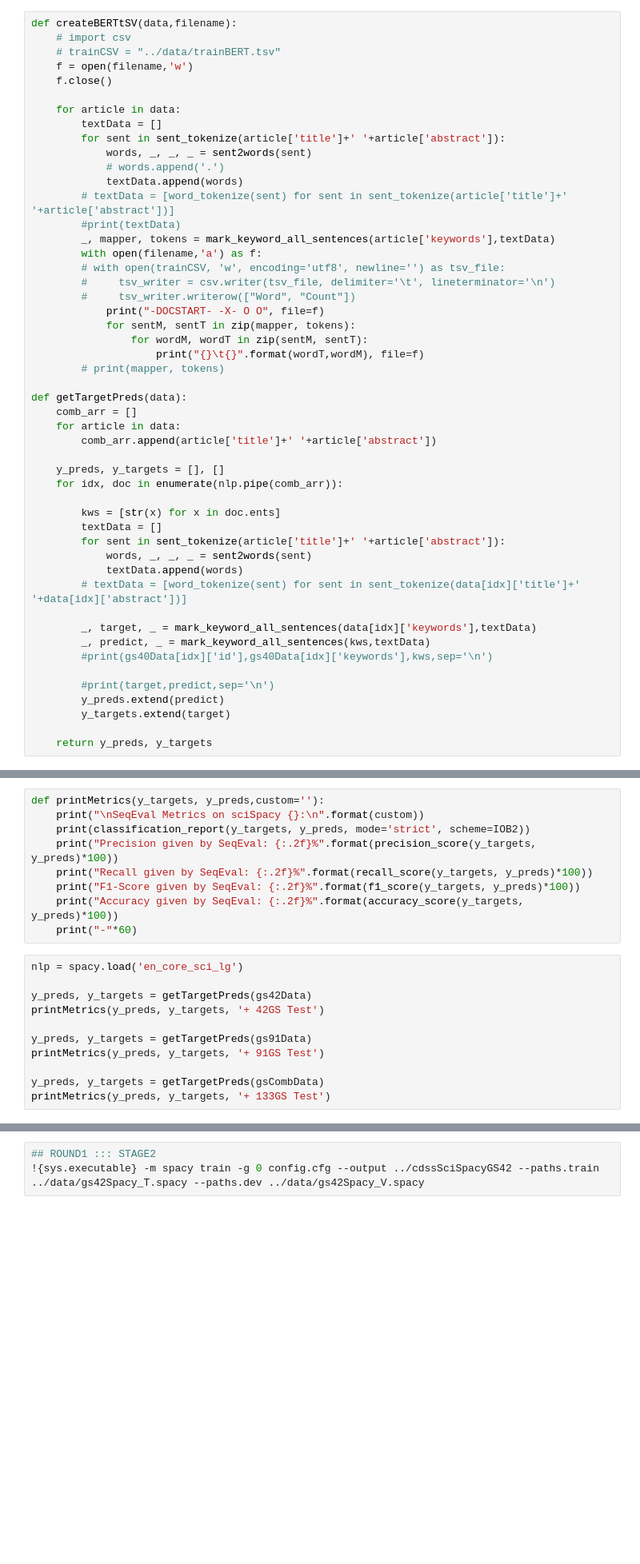
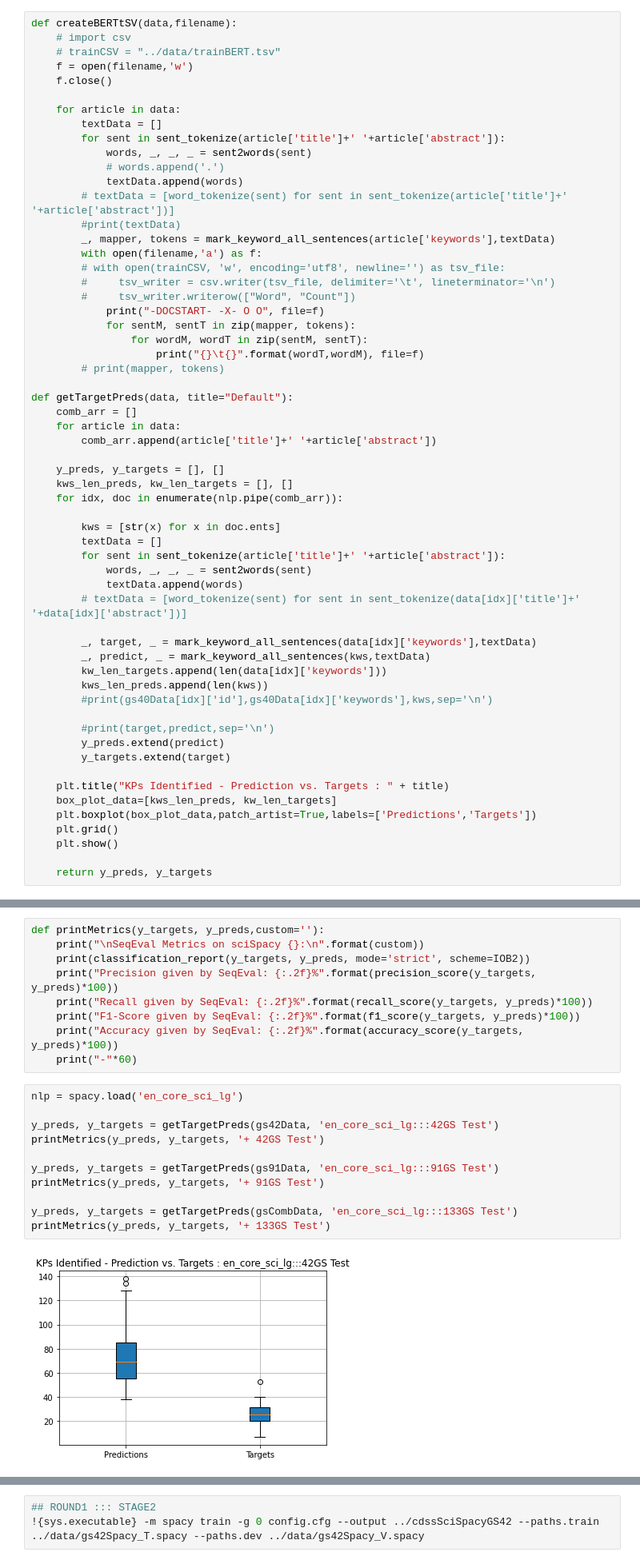
Before and after one commit to CDSS4PCP/NLP_KPIdentify, a Jupyter notebook: keywordExtraction/cdssSpacyExp.ipynb, the cells around one changed output, grey strips where cells are left out. Shown: that part at 80% size. Saved outputs shown, nothing was run; the diff lists cells and outputs as text; blank space fills up the shorter version.

```diff
--- a/keywordExtraction/cdssSpacyExp.ipynb
+++ b/keywordExtraction/cdssSpacyExp.ipynb
@@ -138,12 +141,13 @@ def createBERTtSV(data,filename):
                     print("{}\t{}".format(wordT,wordM), file=f)
         # print(mapper, tokens)
 
-def getTargetPreds(data):
+def getTargetPreds(data, title="Default"):
     comb_arr = []
     for article in data:
         comb_arr.append(article['title']+' '+article['abstract'])
 
     y_preds, y_targets = [], []
+    kws_len_preds, kw_len_targets = [], []
     for idx, doc in enumerate(nlp.pipe(comb_arr)):
 
         kws = [str(x) for x in doc.ents]
@@ -155,12 +159,20 @@ def getTargetPreds(data):
 
         _, target, _ = mark_keyword_all_sentences(data[idx]['keywords'],textData)
         _, predict, _ = mark_keyword_all_sentences(kws,textData)
+        kw_len_targets.append(len(data[idx]['keywords']))
+        kws_len_preds.append(len(kws))
         #print(gs40Data[idx]['id'],gs40Data[idx]['keywords'],kws,sep='\n')
 
         #print(target,predict,sep='\n')
         y_preds.extend(predict)
         y_targets.extend(target)
 
+    plt.title("KPs Identified - Prediction vs. Targets : " + title)
+    box_plot_data=[kws_len_preds, kw_len_targets]
+    plt.boxplot(box_plot_data,patch_artist=True,labels=['Predictions','Targets'])
+    plt.grid()
+    plt.show()
+
     return y_preds, y_targets
 # %%
 totalData = trainData+testData
@@ -375,15 +387,16 @@ def printMetrics(y_targets, y_preds,custom=''):
 # %%
 nlp = spacy.load('en_core_sci_lg')
 
-y_preds, y_targets = getTargetPreds(gs42Data)
+y_preds, y_targets = getTargetPreds(gs42Data, 'en_core_sci_lg:::42GS Test')
 printMetrics(y_preds, y_targets, '+ 42GS Test')
 
-y_preds, y_targets = getTargetPreds(gs91Data)
+y_preds, y_targets = getTargetPreds(gs91Data, 'en_core_sci_lg:::91GS Test')
 printMetrics(y_preds, y_targets, '+ 91GS Test')
 
-y_preds, y_targets = getTargetPreds(gsCombData)
+y_preds, y_targets = getTargetPreds(gsCombData, 'en_core_sci_lg:::133GS Test')
 printMetrics(y_preds, y_targets, '+ 133GS Test')
 # %% [output]
+[figure, added]
 SeqEval Metrics on sciSpacy + 42GS Test:
 
               precision    recall  f1-score   support
```
Also changed, not shown: parts of 8 cells of this notebook, 6 other files.
